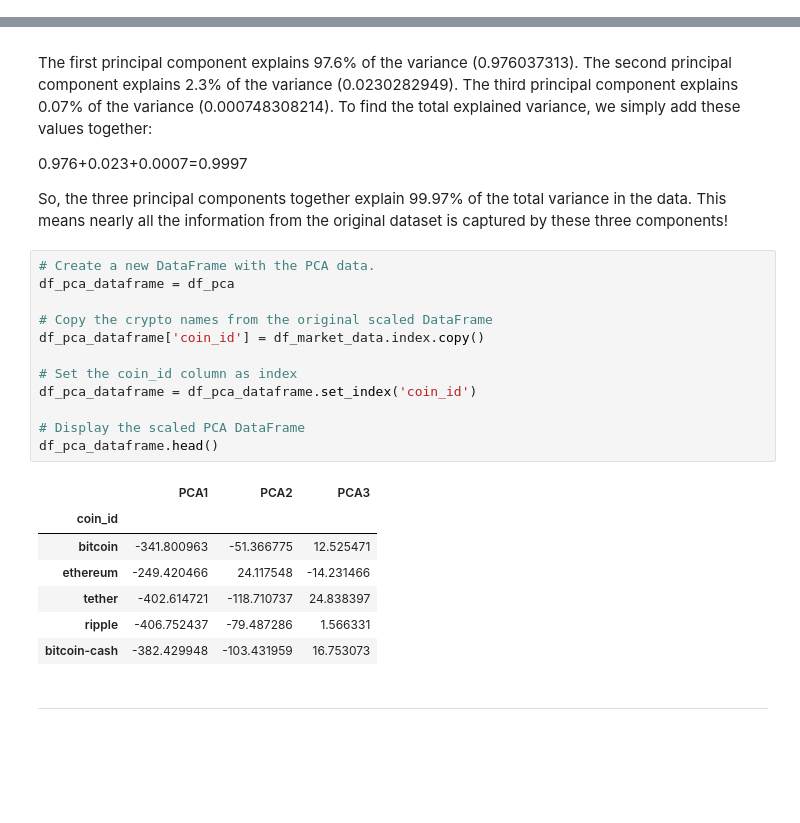
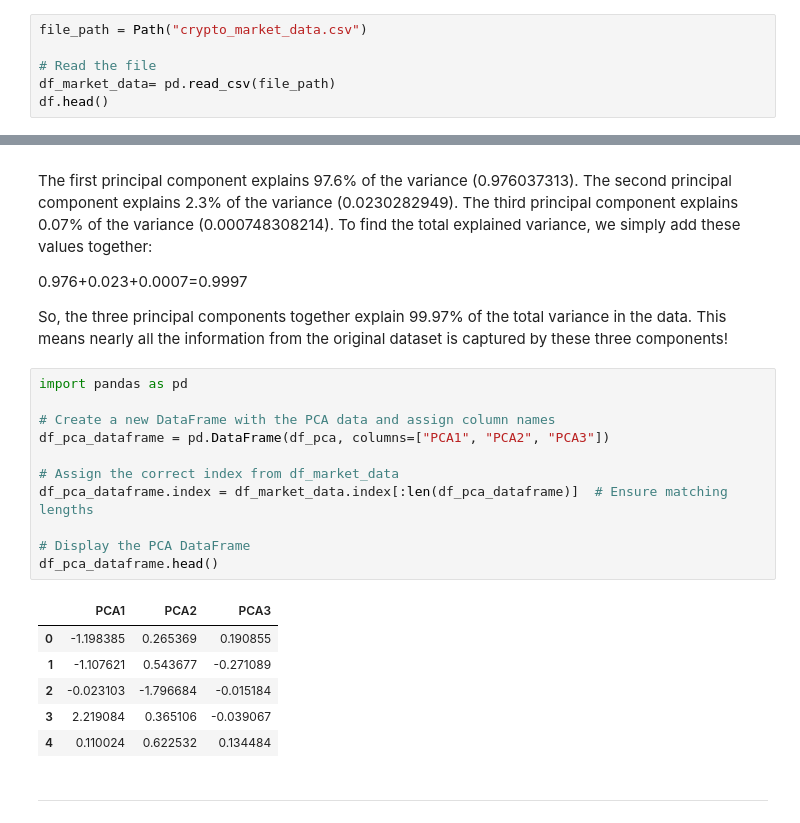
Before and after one commit to dallen91801/CryptoClustering, a Jupyter notebook: Crytpo_Clustering_final.ipynb, the cells around one changed output, grey strips where cells are left out. Drawn from its saved outputs; the diff is of its cells as text; blank space fills up the shorter version.

```diff
--- a/Crytpo_Clustering_final.ipynb
+++ b/Crytpo_Clustering_final.ipynb
@@ -28,0 +13,6 @@ df_market_data.head(10)
+# %%
+file_path = Path("crypto_market_data.csv")
+
+# Read the file
+df_market_data= pd.read_csv(file_path)
+df.head()
@@ -329,25 +285,23 @@ To find the total explained variance, we simply add these values together:
 
 So, the three principal components together explain 99.97% of the total variance in the data. This means nearly all the information from the original dataset is captured by these three components!
 # %%
-# Create a new DataFrame with the PCA data.
-df_pca_dataframe = df_pca
+import pandas as pd
 
-# Copy the crypto names from the original scaled DataFrame
-df_pca_dataframe['coin_id'] = df_market_data.index.copy()
+# Create a new DataFrame with the PCA data and assign column names
+df_pca_dataframe = pd.DataFrame(df_pca, columns=["PCA1", "PCA2", "PCA3"])
 
-# Set the coin_id column as index
-df_pca_dataframe = df_pca_dataframe.set_index('coin_id')
+# Assign the correct index from df_market_data
+df_pca_dataframe.index = df_market_data.index[:len(df_pca_dataframe)]  # Ensure matching lengths
 
-# Display the scaled PCA DataFrame
+# Display the PCA DataFrame
 df_pca_dataframe.head()
 # %% [output]
 |  | PCA1 | PCA2 | PCA3 |
-| coin_id |  |  |  |
-| bitcoin | -341.800963 | -51.366775 | 12.525471 |
-| ethereum | -249.420466 | 24.117548 | -14.231466 |
-| tether | -402.614721 | -118.710737 | 24.838397 |
-| ripple | -406.752437 | -79.487286 | 1.566331 |
-| bitcoin-cash | -382.429948 | -103.431959 | 16.753073 |
+| 0 | -1.198385 | 0.265369 | 0.190855 |
+| 1 | -1.107621 | 0.543677 | -0.271089 |
+| 2 | -0.023103 | -1.796684 | -0.015184 |
+| 3 | 2.219084 | 0.365106 | -0.039067 |
+| 4 | 0.110024 | 0.622532 | 0.134484 |
 # %% [markdown]
 ---
 # %% [markdown]
```
Also changed, not shown: parts of 36 cells of this notebook, 2 other files.
